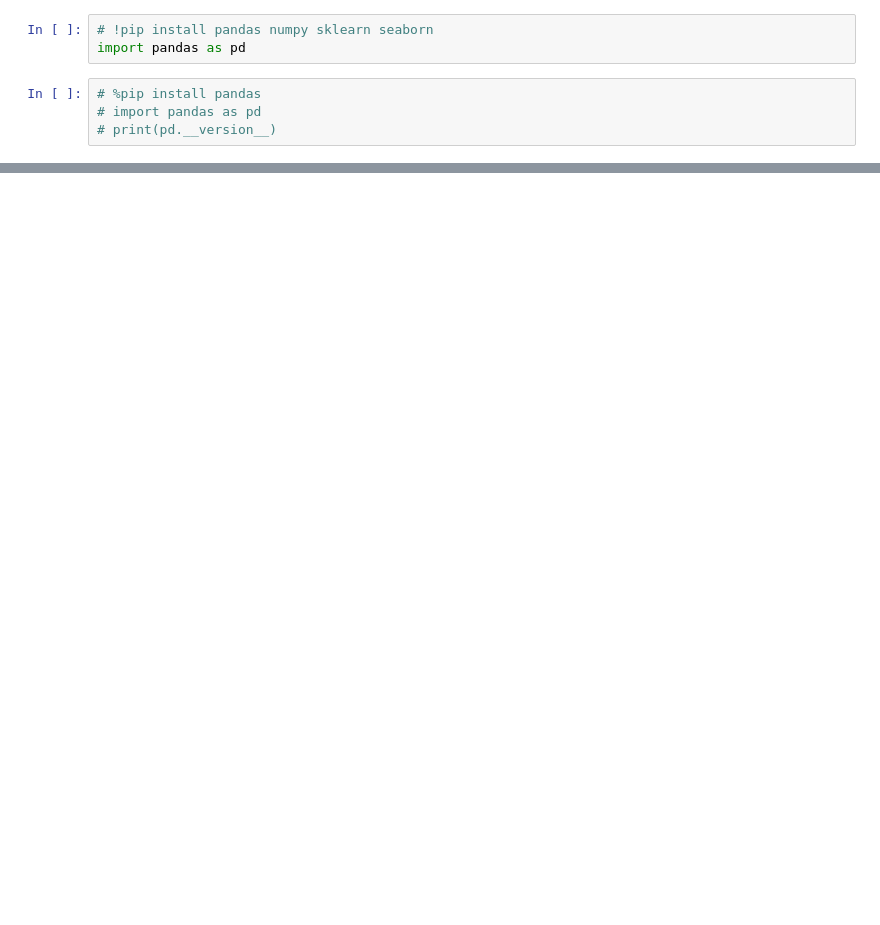
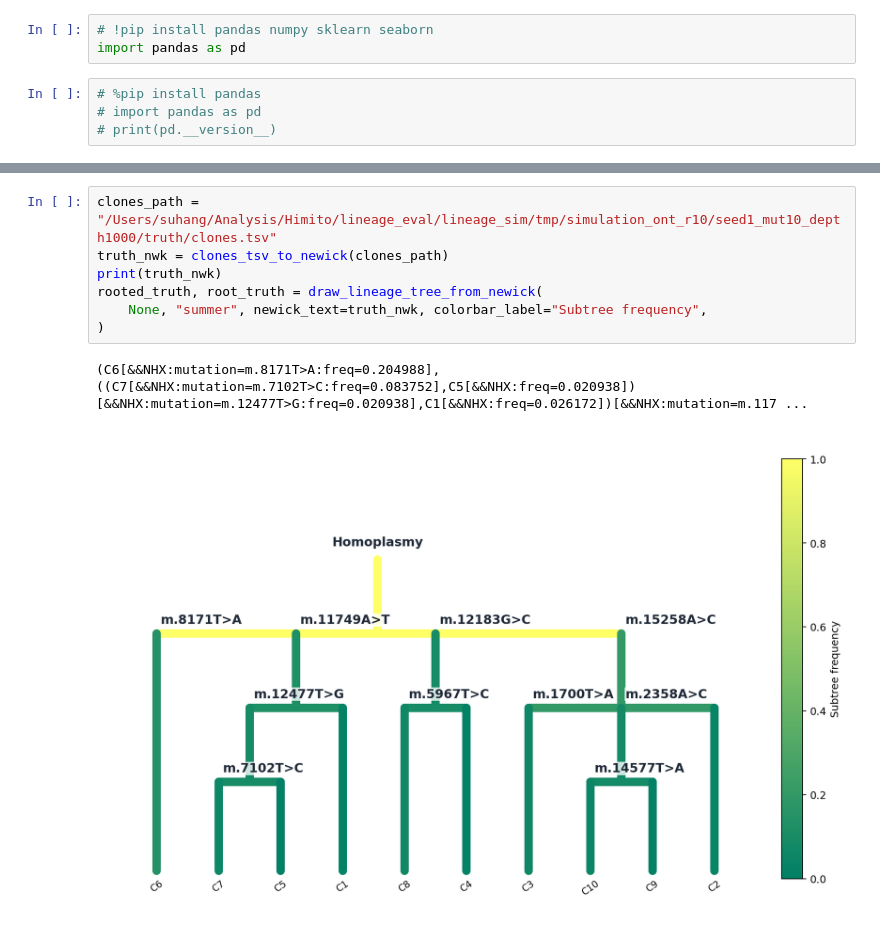
Before and after one commit to broadinstitute/Himito, a Jupyter notebook: initial_tree.ipynb, the cells around one changed output, grey strips where cells are left out. Saved outputs shown, nothing was run; the diff lists cells and outputs as text; blank space fills up the shorter version.

```diff
--- a/initial_tree.ipynb
+++ b/initial_tree.ipynb
@@ -478,0 +488,10 @@ rooted_nwk, root_nwk = draw_lineage_tree_from_newick("/Users/suhang/Analysis/Him
+# %%
+clones_path = "/Users/suhang/Analysis/Himito/lineage_eval/lineage_sim/tmp/simulation_ont_r10/seed1_mut10_depth1000/truth/clones.tsv"
+truth_nwk = clones_tsv_to_newick(clones_path)
+print(truth_nwk)
+rooted_truth, root_truth = draw_lineage_tree_from_newick(
+    None, "summer", newick_text=truth_nwk, colorbar_label="Subtree frequency",
+)
+# %% [output]
+(C6[&&NHX:mutation=m.8171T>A:freq=0.204988],((C7[&&NHX:mutation=m.7102T>C:freq=0.083752],C5[&&NHX:freq=0.020938])[&&NHX:mutation=m.12477T>G:freq=0.020938],C1[&&NHX:freq=0.026172])[&&NHX:mutation=m.117 ...
+[figure, added]
```
Also changed, not shown: parts of 6 cells of this notebook, 2 other files.
